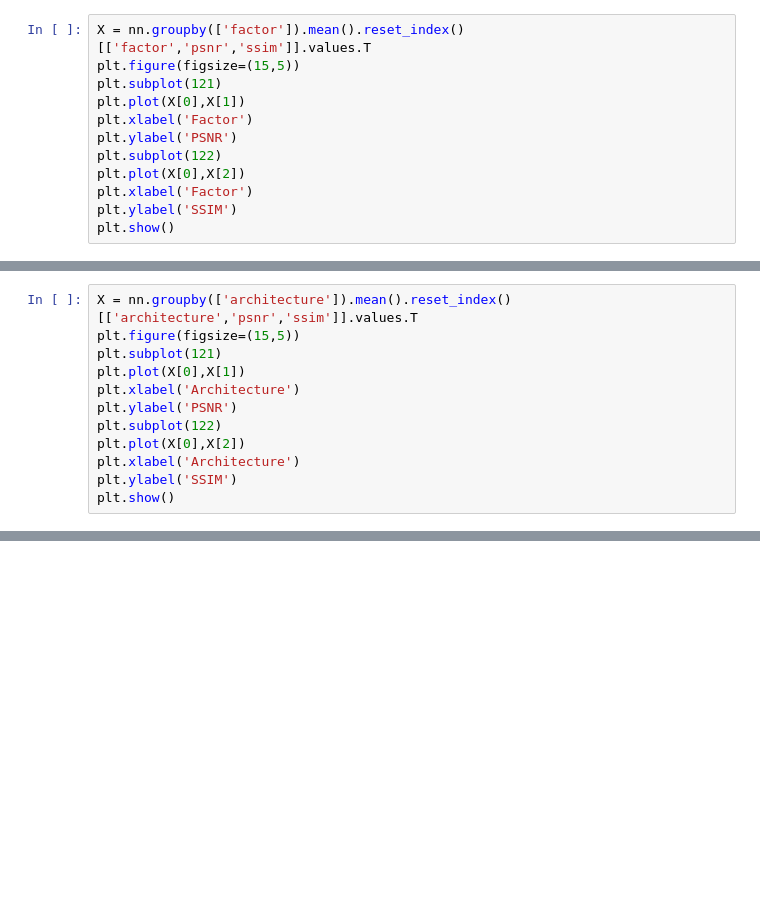
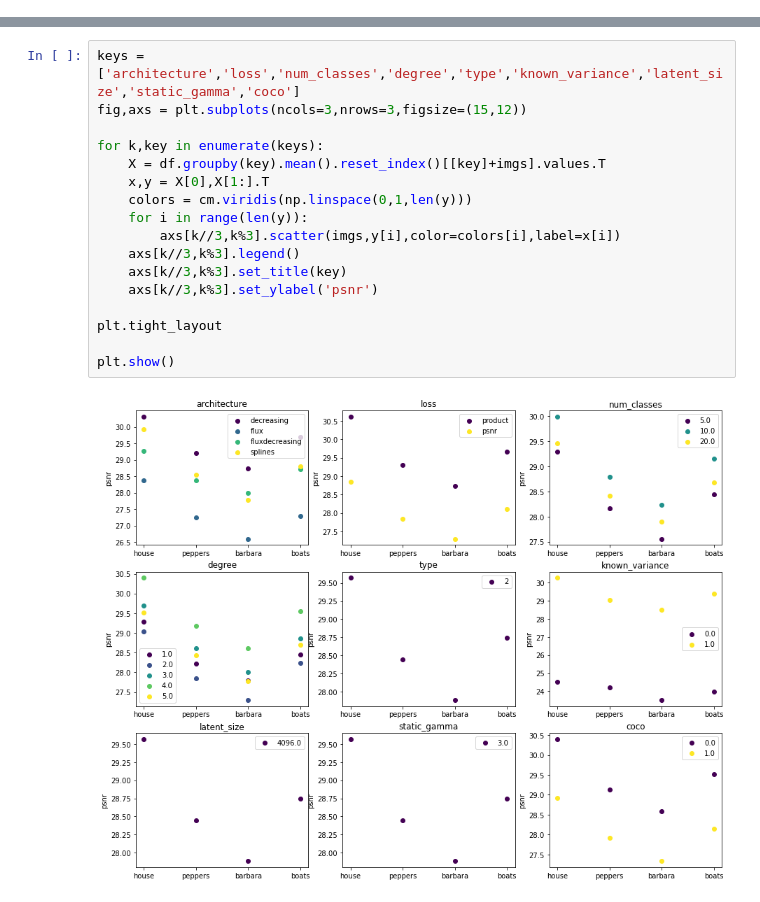
Before and after one commit to erjel/ortega_master_thesis, a Jupyter notebook: 7_apr/general/comparing.ipynb, the cells around one changed output, grey strips where cells are left out. Saved outputs shown, nothing was run; the diff lists cells and outputs as text; blank space fills up the shorter version.

```diff
--- a/7_apr/general/comparing.ipynb
+++ b/7_apr/general/comparing.ipynb
@@ -885,12 +53,0 @@ plt.show()
-# %%
-X = nn.groupby(['factor']).mean().reset_index()[['factor','psnr','ssim']].values.T
-plt.figure(figsize=(15,5))
-plt.subplot(121)
-plt.plot(X[0],X[1])
-plt.xlabel('Factor')
-plt.ylabel('PSNR')
-plt.subplot(122)
-plt.plot(X[0],X[2])
-plt.xlabel('Factor')
-plt.ylabel('SSIM')
-plt.show()
@@ -899,12 +53,0 @@ plt.show()
-# %%
-X = nn.groupby(['architecture']).mean().reset_index()[['architecture','psnr','ssim']].values.T
-plt.figure(figsize=(15,5))
-plt.subplot(121)
-plt.plot(X[0],X[1])
-plt.xlabel('Architecture')
-plt.ylabel('PSNR')
-plt.subplot(122)
-plt.plot(X[0],X[2])
-plt.xlabel('Architecture')
-plt.ylabel('SSIM')
-plt.show()
@@ -1357,0 +124,19 @@ plt.imshow(denoised[0],cmap='gray')
+# %%
+keys = ['architecture','loss','num_classes','degree','type','known_variance','latent_size','static_gamma','coco']
+fig,axs = plt.subplots(ncols=3,nrows=3,figsize=(15,12))
+
+for k,key in enumerate(keys):
+    X = df.groupby(key).mean().reset_index()[[key]+imgs].values.T
+    x,y = X[0],X[1:].T
+    colors = cm.viridis(np.linspace(0,1,len(y)))
+    for i in range(len(y)):
+        axs[k//3,k%3].scatter(imgs,y[i],color=colors[i],label=x[i])
+    axs[k//3,k%3].legend()
+    axs[k//3,k%3].set_title(key)
+    axs[k//3,k%3].set_ylabel('psnr')
+
+plt.tight_layout
+
+plt.show()
+# %% [output]
+[figure, added]
```
Also changed, not shown: parts of 59 cells of this notebook, 16 other files.
